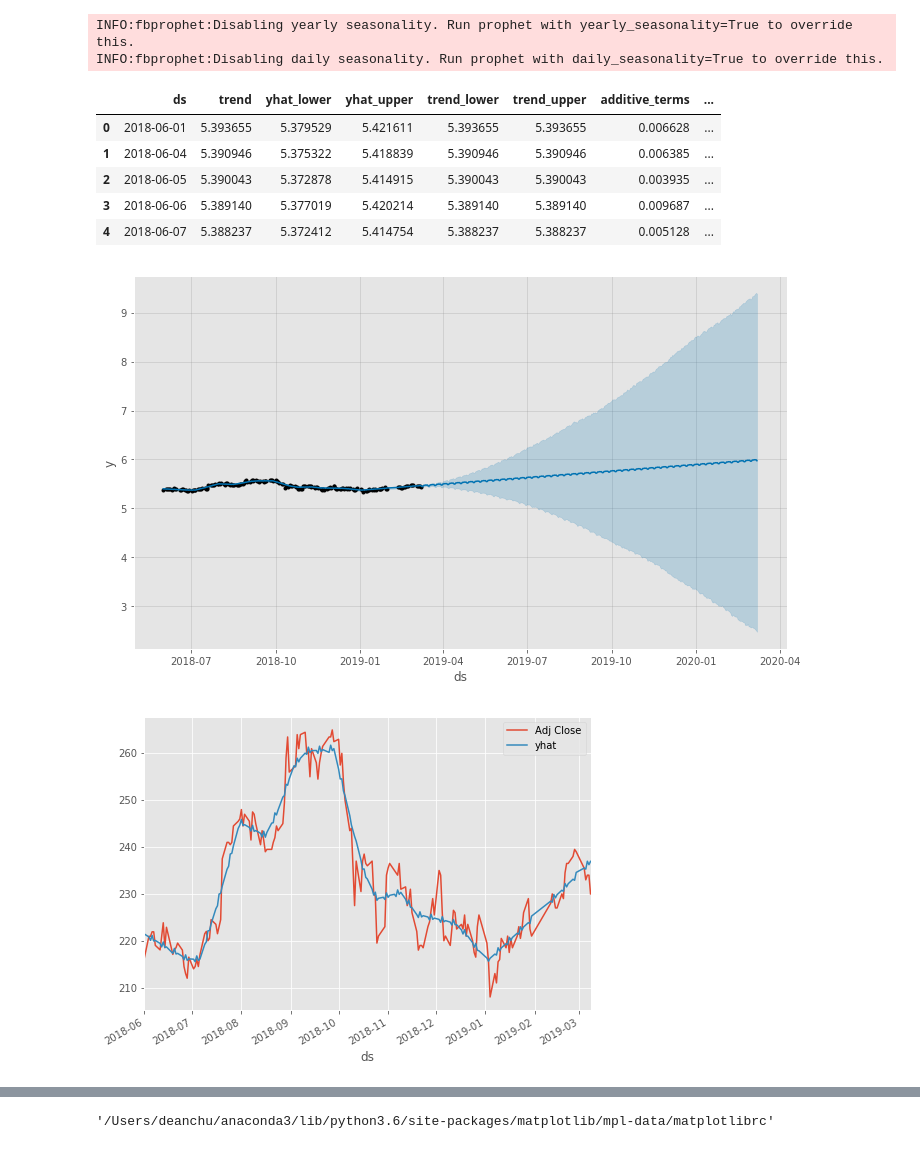
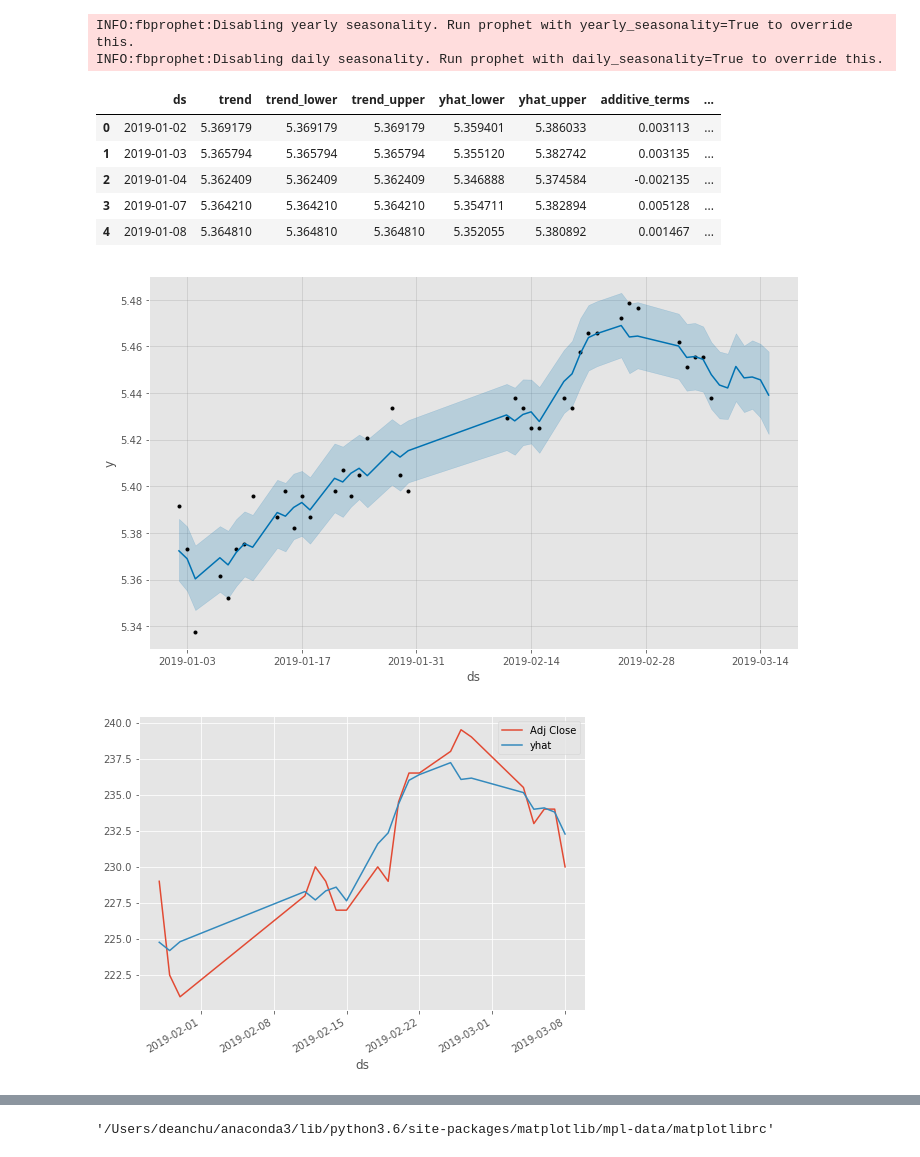
Before and after one commit to dean501088/anita199926, a Jupyter notebook: TSMC_Predict.ipynb, the cells around one changed output, grey strips where cells are left out. Saved outputs shown, nothing was run; the diff lists cells and outputs as text; code cells hidden in the pictures.

```diff
--- a/TSMC_Predict.ipynb
+++ b/TSMC_Predict.ipynb
@@ -20,8 +10,9 @@ from fbprophet import Prophet
 from sklearn import metrics
 # %%
-start = datetime.datetime(2018,6,1)
-df_2492 = pdr.DataReader('2330.TW', 'yahoo', start=start)
-df_2492.head()
+# 設定資料視覺化開始日期
+start = datetime.datetime(2019,1,1)
+df_2330 = pdr.DataReader('2330.TW', 'yahoo', start=start)
+df_2330.head() #印出開始日期之前五筆資料
 # %% [output]
 |  | High | Low | Open | Close | Volume | Adj Close |
 | Date |  |  |  |  |  |  |
@@ -38,5 +30,6 @@ df_2492['Adj Close'].plot(figsize=(10, 6));
 # %%
-new_df_2492 = pd.DataFrame(df_2492['Adj Close']).reset_index().rename(columns={'Date':'ds', 'Adj Close':'y'})
-new_df_2492.head()
+#定義資料
+new_df_2330 = pd.DataFrame(df_2330['Adj Close']).reset_index().rename(columns={'Date':'ds', 'Adj Close':'y'})
+new_df_2330.head()
 # %% [output]
 |  | ds | y |
@@ -48,13 +41,13 @@ new_df_2492.head()
 # %%
-new_df_2492['y'] = np.log(new_df_2492['y'])
+new_df_2330['y'] = np.log(new_df_2330['y'])
 # 定義模型
 model = Prophet()
 
 # 訓練模型
-model.fit(new_df_2492)
+model.fit(new_df_2330)
 
 # 建構預測集
-future = model.make_future_dataframe(periods=365) #forecasting for 1 year from now.
+future = model.make_future_dataframe(periods=7) #forecasting for 80 days from now.
 
 # 進行預測
 forecast = model.predict(future)
@@ -63,26 +56,28 @@ forecast.head()
 # %% [output]
 INFO:fbprophet:Disabling yearly seasonality. Run prophet with yearly_seasonality=True to override this.
 INFO:fbprophet:Disabling daily seasonality. Run prophet with daily_seasonality=True to override this.
-|  | ds | trend | yhat_lower | yhat_upper | trend_lower | trend_upper | additive_terms | ... |
-| 0 | 2018-06-01 | 5.393655 | 5.379529 | 5.421611 | 5.393655 | 5.393655 | 0.006628 | ... |
-| 1 | 2018-06-04 | 5.390946 | 5.375322 | 5.418839 | 5.390946 | 5.390946 | 0.006385 | ... |
-| 2 | 2018-06-05 | 5.390043 | 5.372878 | 5.414915 | 5.390043 | 5.390043 | 0.003935 | ... |
-| 3 | 2018-06-06 | 5.389140 | 5.377019 | 5.420214 | 5.389140 | 5.389140 | 0.009687 | ... |
-| 4 | 2018-06-07 | 5.388237 | 5.372412 | 5.414754 | 5.388237 | 5.388237 | 0.005128 | ... |
+|  | ds | trend | trend_lower | trend_upper | yhat_lower | yhat_upper | additive_terms | ... |
+| 0 | 2019-01-02 | 5.369179 | 5.369179 | 5.369179 | 5.359401 | 5.386033 | 0.003113 | ... |
+| 1 | 2019-01-03 | 5.365794 | 5.365794 | 5.365794 | 5.355120 | 5.382742 | 0.003135 | ... |
+| 2 | 2019-01-04 | 5.362409 | 5.362409 | 5.362409 | 5.346888 | 5.374584 | -0.002135 | ... |
+| 3 | 2019-01-07 | 5.364210 | 5.364210 | 5.364210 | 5.354711 | 5.382894 | 0.005128 | ... |
+| 4 | 2019-01-08 | 5.364810 | 5.364810 | 5.364810 | 5.352055 | 5.380892 | 0.001467 | ... |
 # %%
+#印出預測結果
 figure=model.plot(forecast)
 # %% [output]
-[figure, old version]
+[figure, new version]
 # %%
-df_2492_close = pd.DataFrame(df_2492['Adj Close'])
-two_years = forecast.set_index('ds').join(df_2492_close)
-two_years = two_years[['Adj Close', 'yhat', 'yhat_upper', 'yhat_lower' ]].dropna().tail(800)
+#將預測值與實際值進行疊合
+df_2330_close = pd.DataFrame(df_2330['Adj Close'])
+two_years = forecast.set_index('ds').join(df_2330_close)
+two_years = two_years[['Adj Close', 'yhat', 'yhat_upper', 'yhat_lower' ]].dropna().tail(21)
 two_years['yhat']=np.exp(two_years.yhat)
 two_years['yhat_upper']=np.exp(two_years.yhat_upper)
 two_years['yhat_lower']=np.exp(two_years.yhat_lower)
 two_years[['Adj Close', 'yhat']].plot(figsize=(8, 6));
 # %% [output]
-[figure, old version]
+[figure, new version]
 # %%
 two_years_AE = (two_years.yhat - two_years['Adj Close'])
 two_years_AE.describe()
```
Also changed, not shown: parts of 9 cells of this notebook.
